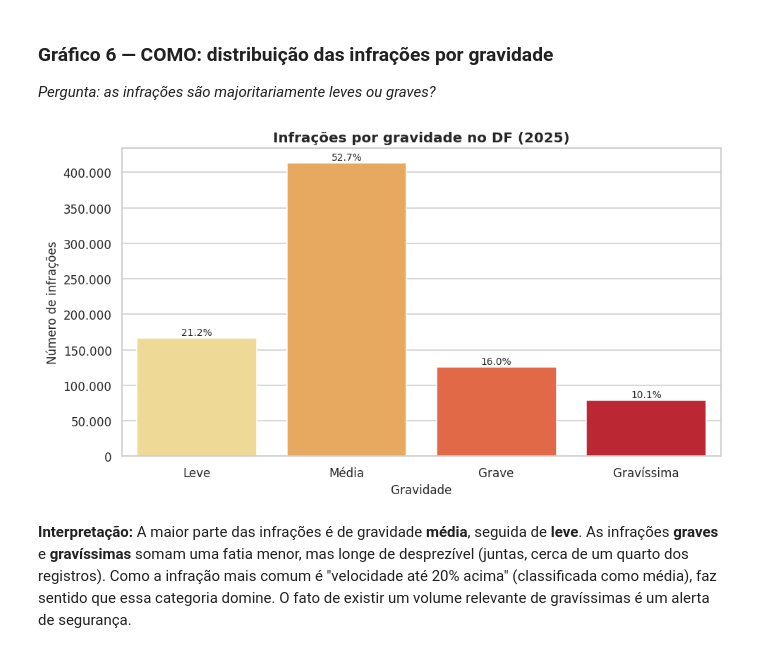
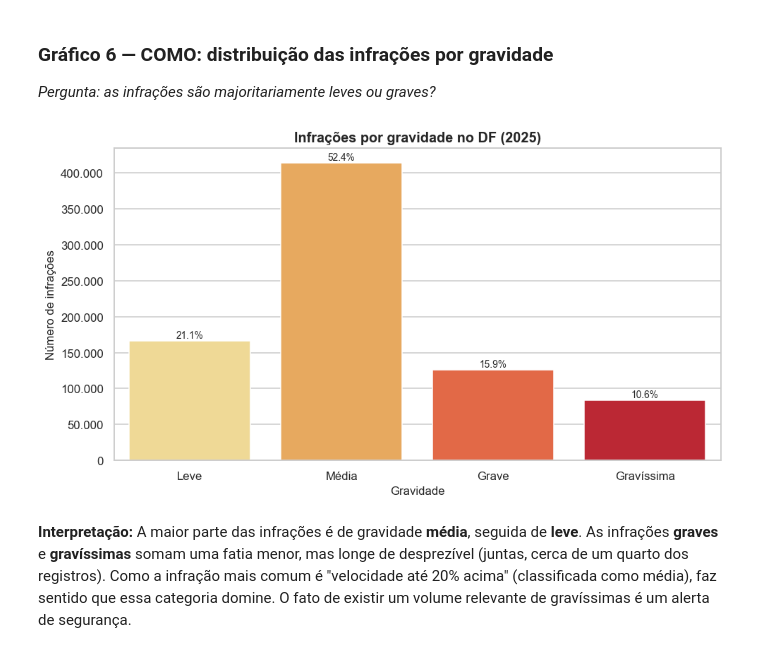
Before and after one commit to Kauan9r7/Ciencias_de_Dados_projetos, a Jupyter notebook: trabalho_final/analise.ipynb, the cells around one changed output. Drawn from its saved outputs; the diff is of its cells as text; code cells hidden in the pictures.

```diff
--- a/trabalho_final/analise.ipynb
+++ b/trabalho_final/analise.ipynb
@@ -329,7 +157,7 @@ A seguir, **8 gráficos** que respondem às perguntas derivadas. Cada gráfico v
 
 *Pergunta: em quais rodovias do DF as infrações se concentram?*
 # %%
-top_rod = (df_limpo[df_limpo["rodovia"] != "outra/nao identificada"]
+top_rod = (df[df["rodovia"] != "outra/nao identificada"]
            ["rodovia"].value_counts().head(10))
 
 fig, ax = plt.subplots(figsize=(10, 5.5))
@@ -440,23 +279,23 @@ plt.show()
 
 *Pergunta: as infrações são majoritariamente leves ou graves?*
 # %%
-por_grav = df_limpo["grav_tipo"].value_counts().reindex(ordem_grav)
+por_grav = df["grav_tipo"].value_counts().reindex(['leve', 'media', 'grave', 'gravissima'])
 rotulo_grav = ["Leve", "Média", "Grave", "Gravíssima"]
 
 fig, ax = plt.subplots(figsize=(9, 5))
 sns.barplot(x=rotulo_grav, y=por_grav.values,
             hue=rotulo_grav, palette="YlOrRd", legend=False, ax=ax)
 ax.set_title("Infrações por gravidade no DF (2025)")
 ax.set_xlabel("Gravidade")
 ax.set_ylabel("Número de infrações")
 ax.yaxis.set_major_formatter(mticker.FuncFormatter(lambda y, _: f"{int(y):,}".replace(",", ".")))
 total = por_grav.sum()
 for i, v in enumerate(por_grav.values):
     ax.text(i, v + 4000, f"{v/total*100:.1f}%", ha="center", fontsize=9)
 plt.tight_layout()
 plt.show()
 # %% [output]
-[figure, old version]
+[figure, new version]
 # %% [markdown]
 **Interpretação:** A maior parte das infrações é de gravidade **média**, seguida de **leve**. As infrações **graves** e **gravíssimas** somam uma fatia menor, mas longe de desprezível (juntas, cerca de um quarto dos registros). Como a infração mais comum é "velocidade até 20% acima" (classificada como média), faz sentido que essa categoria domine. O fato de existir um volume relevante de gravíssimas é um alerta de segurança.
 # %% [markdown]
```
Also changed, not shown: parts of 36 cells of this notebook, 8 other files.
